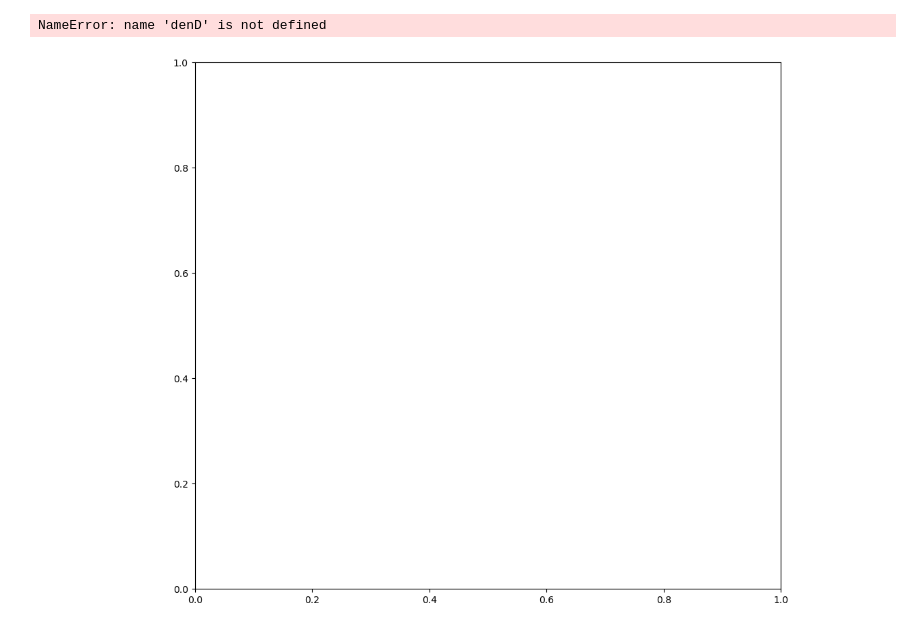
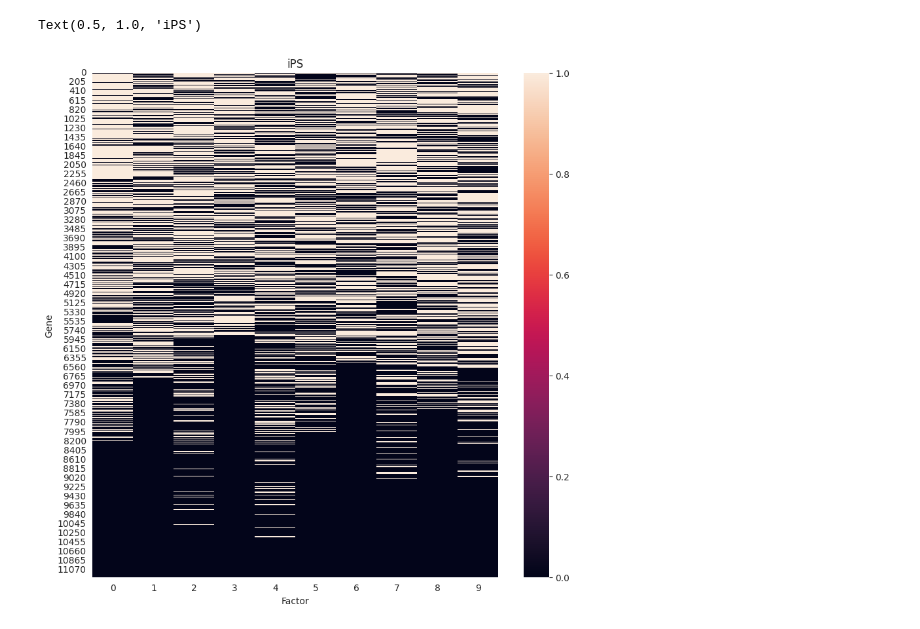
Before and after one commit to owowouwu/hmm-factor-analysis, a Jupyter notebook: analyse_nmf.ipynb, the cells around one changed output. Drawn from its saved outputs; the diff is of its cells as text; code cells hidden in the pictures.

```diff
--- a/analyse_nmf.ipynb
+++ b/analyse_nmf.ipynb
@@ -110,12 +87,21 @@ cb.set_label('Distance', fontsize=20)
-# %%
-
-denAX = fig.add_subplot(heatmapGS[0,0])
-clean_axis(denAX)
-
-
-D = C[denD['leaves'], :][:, denD['leaves']]
-
-clean_axis(heatmapAX)
-# %% [output]
-NameError: name 'denD' is not defined
-[figure, removed]
+# %%
+def threshold(arr, cutoff = None):
+    if cutoff is None:
+        cutoff = np.median(arr)
+
+    return (arr > cutoff).astype('int')
+
+def map_activation(arr, cutoff = None):
+    return np.apply_along_axis(lambda x: threshold(x, cutoff),
+                               axis=1,
+                               arr=arr
+                               )
+# %%
+plt.figure(figsize=(10,10))
+sns.heatmap(map_activation(factor_ips_norm).T)
+plt.xlabel("Factor")
+plt.ylabel("Gene")
+plt.title("iPS")
+# %% [output]
+Text(0.5, 1.0, 'iPS')
+[figure, added]
```
Also changed, not shown: parts of 13 cells of this notebook, 16 other files.
